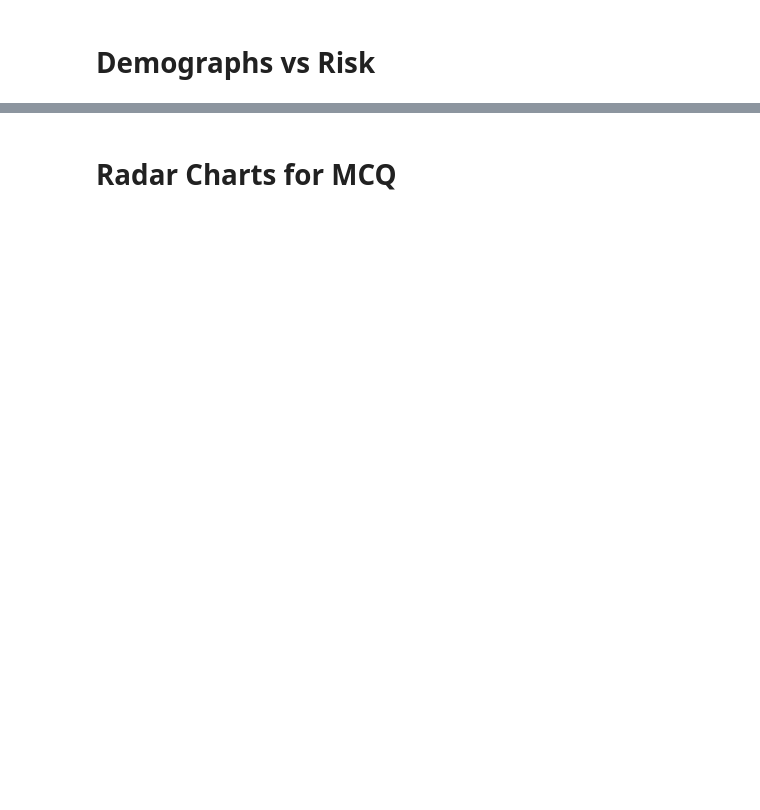
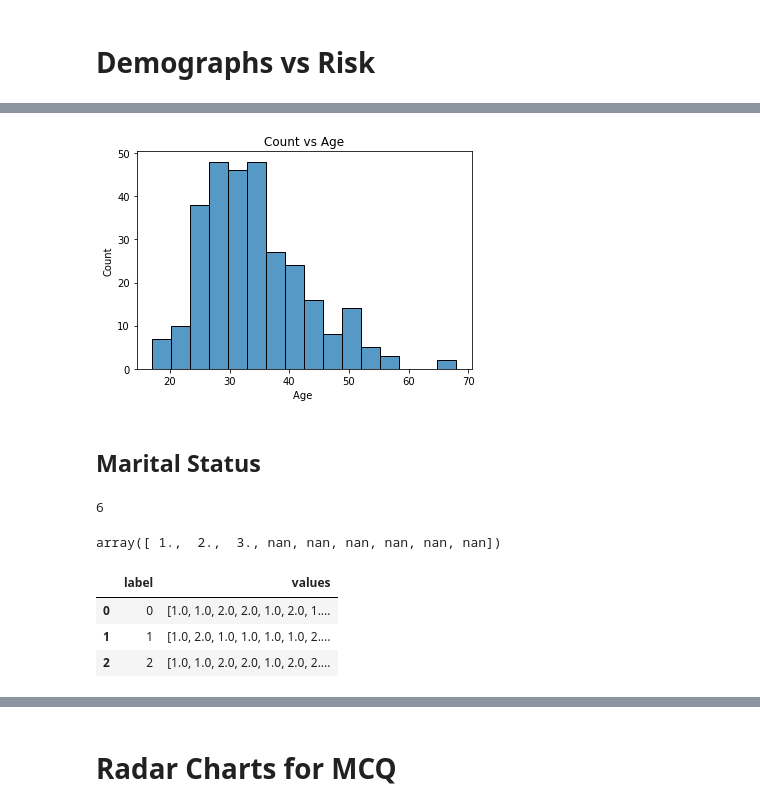
Before and after one commit to gchhablani/financial-sentiment-analysis, a Jupyter notebook: Exploratory Data Analysis.ipynb, the cells around one changed output, grey strips where cells are left out. Cells and saved outputs as stored; diff of their text form; code cells hidden in the pictures; blank space fills up the shorter version.

```diff
--- a/Exploratory Data Analysis.ipynb
+++ b/Exploratory Data Analysis.ipynb
@@ -245,0 +365,25 @@ plt.show()
+# %%
+sns.histplot(df['Age '])
+plt.title("Count vs Age")
+plt.show()
+# %% [output]
+[figure, added]
+# %% [markdown]
+## Marital Status
+# %%
+df['Marital Status'].isna().sum()
+# %% [output]
+6
+# %%
+np.unique(df['Marital Status'].values)
+# %% [output]
+array([ 1.,  2.,  3., nan, nan, nan, nan, nan, nan])
+# %%
+grouped_by_marital = df.groupby('label')['Marital Status'].apply(list).reset_index(name='values')
+
+grouped_by_marital
+# %% [output]
+|  | label | values |
+| 0 | 0 | [1.0, 1.0, 2.0, 2.0, 1.0, 2.0, 1.... |
+| 1 | 1 | [1.0, 2.0, 1.0, 1.0, 1.0, 1.0, 2.... |
+| 2 | 2 | [1.0, 1.0, 2.0, 2.0, 1.0, 2.0, 2.... |
```
Also changed, not shown: parts of 70 cells of this notebook, 5 other files.
